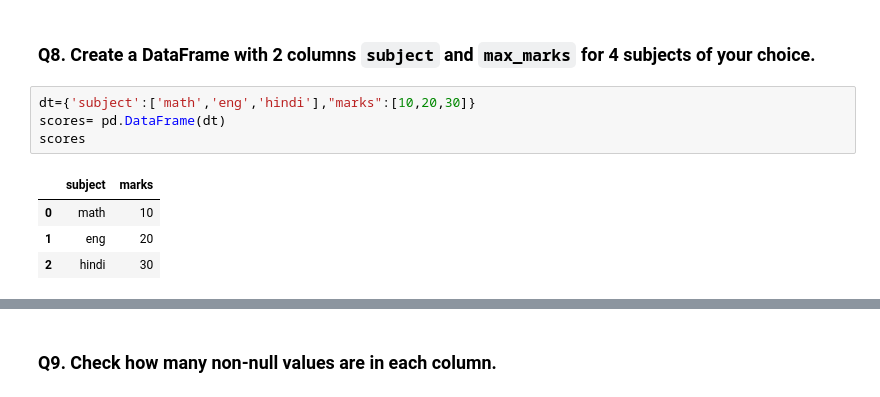
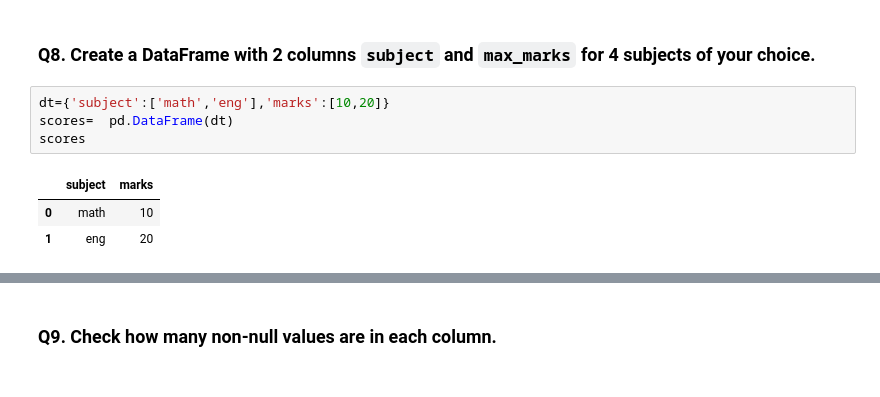
Before and after one commit to fayazbevanoor/Pandas-practice-sheets, a Jupyter notebook: pandas_basics.ipynb, the cells around one changed output, grey strips where cells are left out. Cells and saved outputs as stored; diff of their text form.

```diff
--- a/pandas_basics.ipynb
+++ b/pandas_basics.ipynb
@@ -92,14 +99,13 @@ dtype: object
 # %% [markdown]
 ### Q8. Create a DataFrame with 2 columns `subject` and `max_marks` for 4 subjects of your choice.
-# %%
-dt={'subject':['math','eng','hindi'],"marks":[10,20,30]}
-scores= pd.DataFrame(dt)
-scores
-# %% [output]
-|  | subject | marks |
-| 0 | math | 10 |
-| 1 | eng | 20 |
-| 2 | hindi | 30 |
+# %%
+dt={'subject':['math','eng'],'marks':[10,20]}
+scores=  pd.DataFrame(dt)
+scores
+# %% [output]
+|  | subject | marks |
+| 0 | math | 10 |
+| 1 | eng | 20 |
 # %%
 subject=['math','eng','hindi']
 marks = [10,20,30]
```
Also changed, not shown: parts of 21 cells of this notebook.
